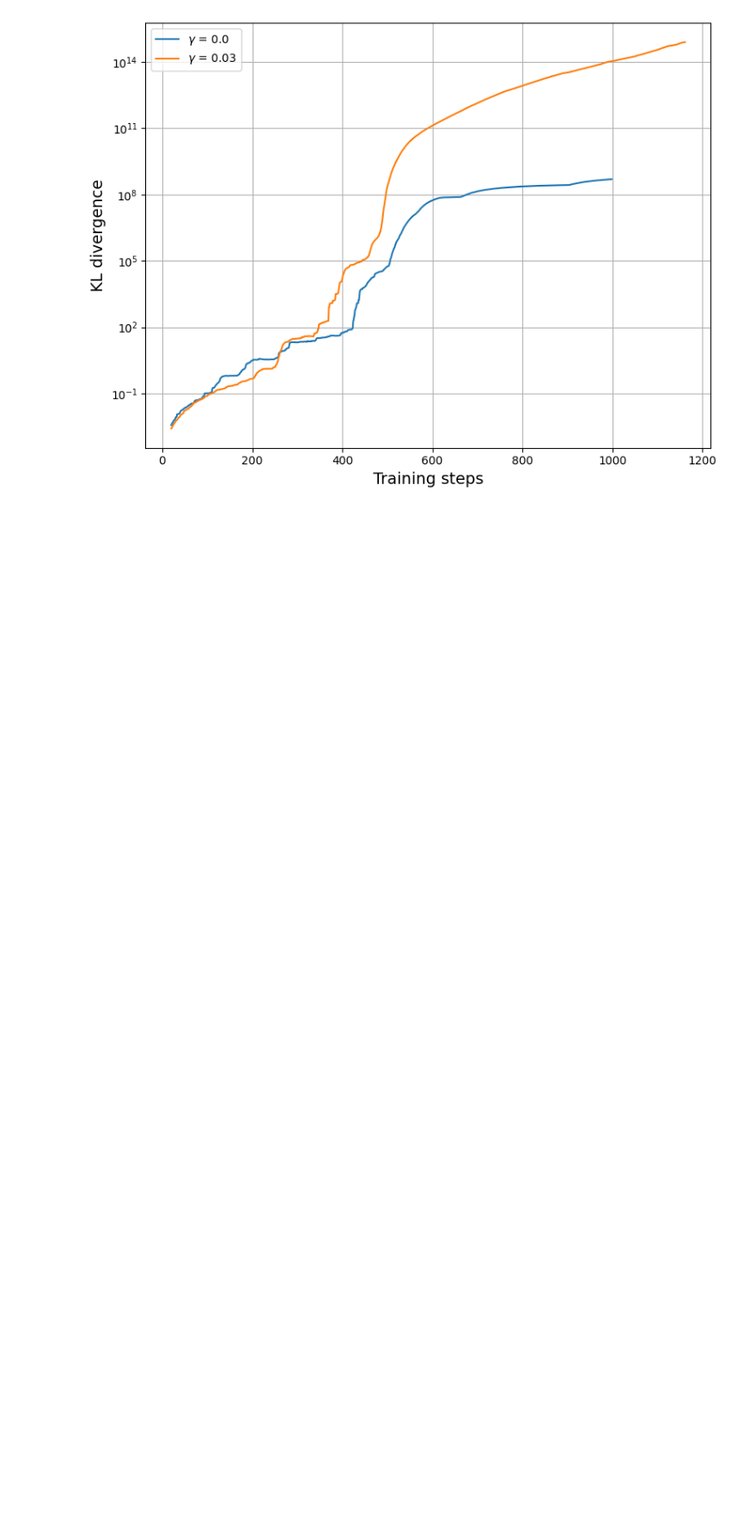
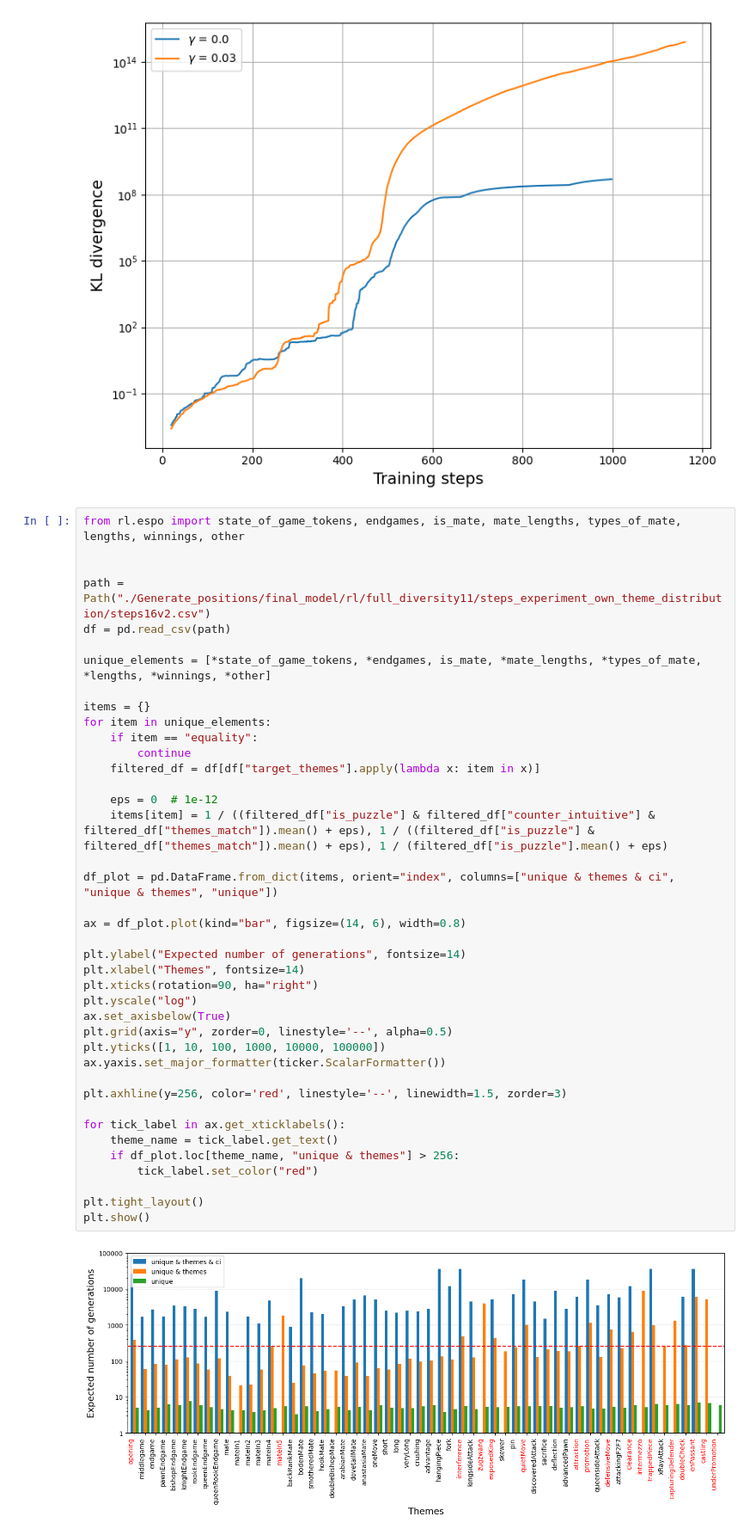
Before and after one commit to naapeli/Generating-open-source-chess-puzzles, a Jupyter notebook: src/plots.ipynb, the cells around one changed output. Shown at 86% size. Saved outputs shown, nothing was run; the diff lists cells and outputs as text; blank space fills up the shorter version.

```diff
--- a/src/plots.ipynb
+++ b/src/plots.ipynb
@@ -509,6 +509,48 @@ plt.tight_layout()
 plt.show()
 # %% [output]
 [figure]
+# %%
+from rl.espo import state_of_game_tokens, endgames, is_mate, mate_lengths, types_of_mate, lengths, winnings, other
+
+
+path = Path("./Generate_positions/final_model/rl/full_diversity11/steps_experiment_own_theme_distribution/steps16v2.csv")
+df = pd.read_csv(path)
+
+unique_elements = [*state_of_game_tokens, *endgames, is_mate, *mate_lengths, *types_of_mate, *lengths, *winnings, *other]
+
+items = {}
+for item in unique_elements:
+    if item == "equality":
+        continue
+    filtered_df = df[df["target_themes"].apply(lambda x: item in x)]
+
+    eps = 0  # 1e-12
+    items[item] = 1 / ((filtered_df["is_puzzle"] & filtered_df["counter_intuitive"] & filtered_df["themes_match"]).mean() + eps), 1 / ((filtered_df["is_puzzle"] & filtered_df["themes_match"]).mean() + eps), 1 / (filtered_df["is_puzzle"].mean() + eps)
+
+df_plot = pd.DataFrame.from_dict(items, orient="index", columns=["unique & themes & ci", "unique & themes", "unique"])
+
+ax = df_plot.plot(kind="bar", figsize=(14, 6), width=0.8)
+
+plt.ylabel("Expected number of generations", fontsize=14)
+plt.xlabel("Themes", fontsize=14)
+plt.xticks(rotation=90, ha="right")
+plt.yscale("log")
+ax.set_axisbelow(True)
+plt.grid(axis="y", zorder=0, linestyle='--', alpha=0.5)
+plt.yticks([1, 10, 100, 1000, 10000, 100000])
+ax.yaxis.set_major_formatter(ticker.ScalarFormatter())
+
+plt.axhline(y=256, color='red', linestyle='--', linewidth=1.5, zorder=3)
+
+for tick_label in ax.get_xticklabels():
+    theme_name = tick_label.get_text()
+    if df_plot.loc[theme_name, "unique & themes"] > 256:
+        tick_label.set_color("red")
+
+plt.tight_layout()
+plt.show()
+# %% [output]
+[figure, added]
 # %%
 from rl.espo import state_of_game_tokens, endgames, is_mate, mate_lengths, types_of_mate, lengths, winnings, other
 
```
Also changed, not shown: parts of 2 cells of this notebook, 3 other files.
